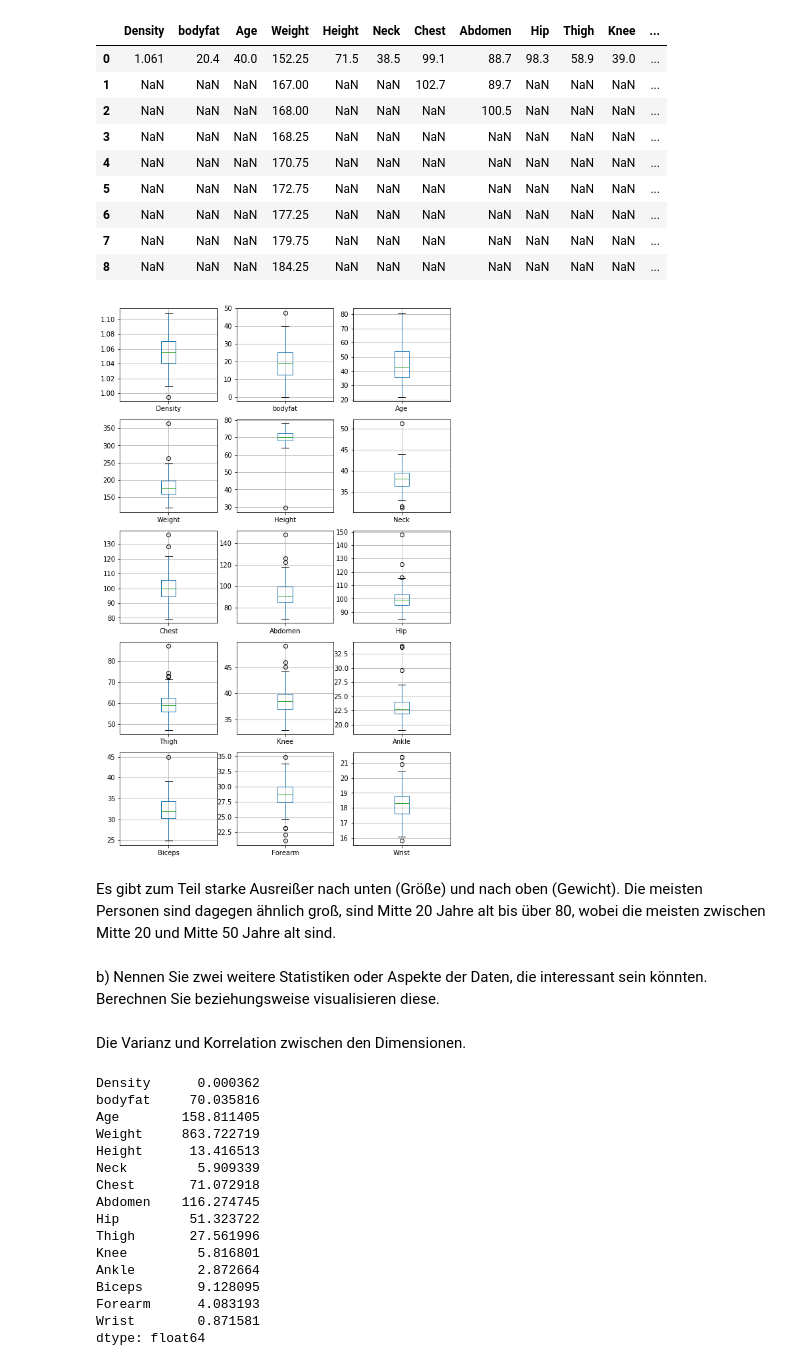
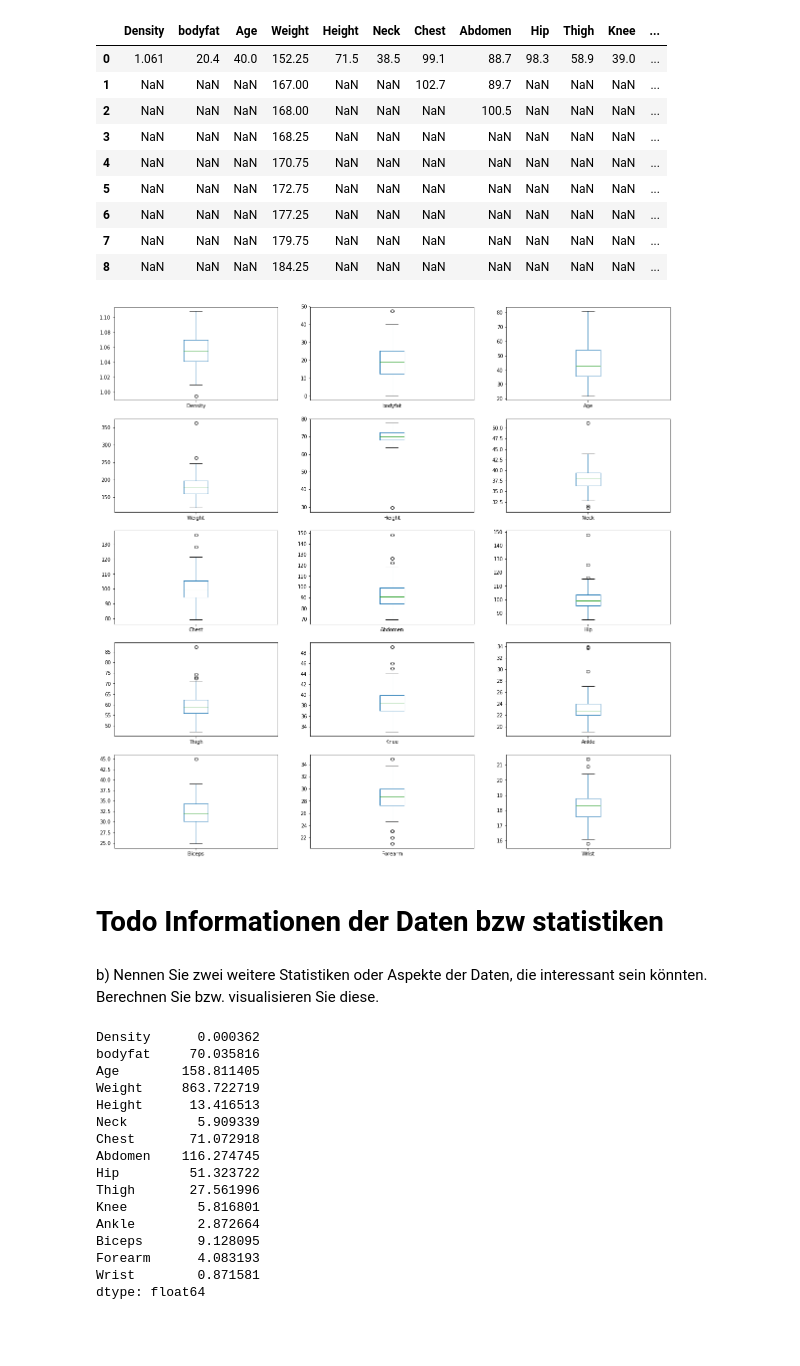
Before and after one commit to tecoKIT/smart-data-analytics, a Jupyter notebook: Uebung1/Exercise2.ipynb, the cells around one changed output. Saved outputs shown, nothing was run; the diff lists cells and outputs as text; code cells hidden in the pictures; blank space fills up the shorter version.

```diff
--- a/Uebung1/Exercise2.ipynb
+++ b/Uebung1/Exercise2.ipynb
@@ -51,34 +54,14 @@ data.mode(dropna=False)
 | 6 | NaN | NaN | NaN | 177.25 | NaN | NaN | NaN | NaN | NaN | NaN | NaN | ... |
 | 7 | NaN | NaN | NaN | 179.75 | NaN | NaN | NaN | NaN | NaN | NaN | NaN | ... |
 | 8 | NaN | NaN | NaN | 184.25 | NaN | NaN | NaN | NaN | NaN | NaN | NaN | ... |
-# %%
-fig, axes = plt.subplots(5,3)
-data.boxplot("Density", ax=axes.flatten()[0])
-data.boxplot("bodyfat", ax=axes.flatten()[1])
-data.boxplot("Age", ax=axes.flatten()[2])
-data.boxplot("Weight", ax=axes.flatten()[3])
-data.boxplot("Height", ax=axes.flatten()[4])
-data.boxplot("Neck", ax=axes.flatten()[5])
-data.boxplot("Chest", ax=axes.flatten()[6])
-data.boxplot("Abdomen", ax=axes.flatten()[7])
-data.boxplot("Hip", ax=axes.flatten()[8])
-data.boxplot("Thigh", ax=axes.flatten()[9])
-data.boxplot("Knee", ax=axes.flatten()[10])
-data.boxplot("Ankle", ax=axes.flatten()[11])
-data.boxplot("Biceps", ax=axes.flatten()[12])
-data.boxplot("Forearm", ax=axes.flatten()[13])
-data.boxplot("Wrist", ax=axes.flatten()[14])
-
-fig.set_size_inches(9, 15)
-plt.show()
-# %% [output]
-[figure, removed]
-# %% [markdown]
-Es gibt zum Teil starke Ausreißer nach unten (Größe) und nach oben (Gewicht). Die meisten Personen sind dagegen ähnlich groß, sind Mitte 20 Jahre alt bis über 80, wobei die meisten zwischen Mitte 20 und Mitte 50 Jahre alt sind.
+# %%
+data.plot(figsize = (20,20), kind='box', subplots = True, layout=(5,3), sharex=False, sharey=False);
+# %% [output]
+[figure, added]
+# %% [markdown]
+# Todo Informationen der Daten bzw statistiken
 # %% [markdown]
-b) Nennen Sie zwei weitere Statistiken oder Aspekte der Daten, die interessant sein könnten. Berechnen Sie beziehungsweise visualisieren diese.
+b) Nennen Sie zwei weitere Statistiken oder Aspekte der Daten, die interessant sein könnten. Berechnen Sie bzw. visualisieren Sie diese.
-# %% [markdown]
-Die Varianz und Korrelation zwischen den Dimensionen.
 # %%
 data.var()
 # %% [output]
```
Also changed, not shown: parts of 8 cells of this notebook.
